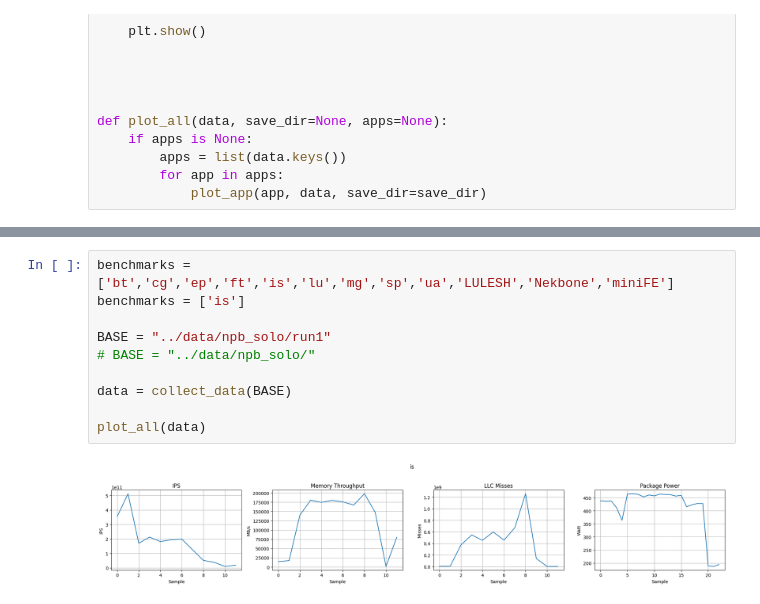
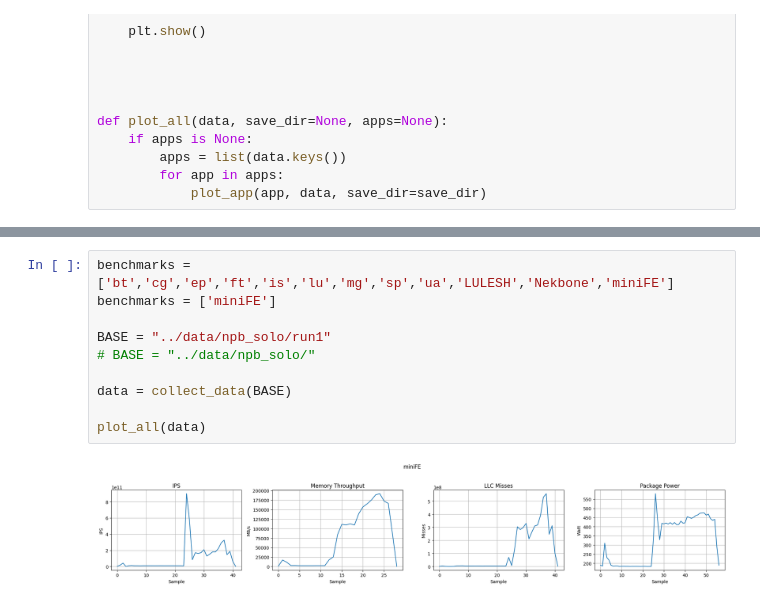
Before and after one commit to zzheng33/power-3, a Jupyter notebook: GPGPU/data/performance.ipynb, the cells around one changed output, grey strips where cells are left out. Cells and saved outputs as stored; diff of their text form.

```diff
--- a/GPGPU/data/performance.ipynb
+++ b/GPGPU/data/performance.ipynb
@@ -151,15 +173,15 @@ def plot_all(data, save_dir=None, apps=None):
 # %%
 benchmarks = ['bt','cg','ep','ft','is','lu','mg','sp','ua','LULESH','Nekbone','miniFE']
-benchmarks = ['is']
+benchmarks = ['miniFE']
 
 BASE = "../data/npb_solo/run1"
 # BASE = "../data/npb_solo/"
 
 data = collect_data(BASE)
 
 plot_all(data)
 # %% [output]
-[figure, old version]
+[figure, new version]
 # %%
 benchmarks = ['bt','cg','ep','ft','is','lu','mg','sp','ua','LULESH','Nekbone','miniFE']
 benchmarks = ['miniFE']
```
Also changed, not shown: parts of 9 cells of this notebook, 8 other files.
